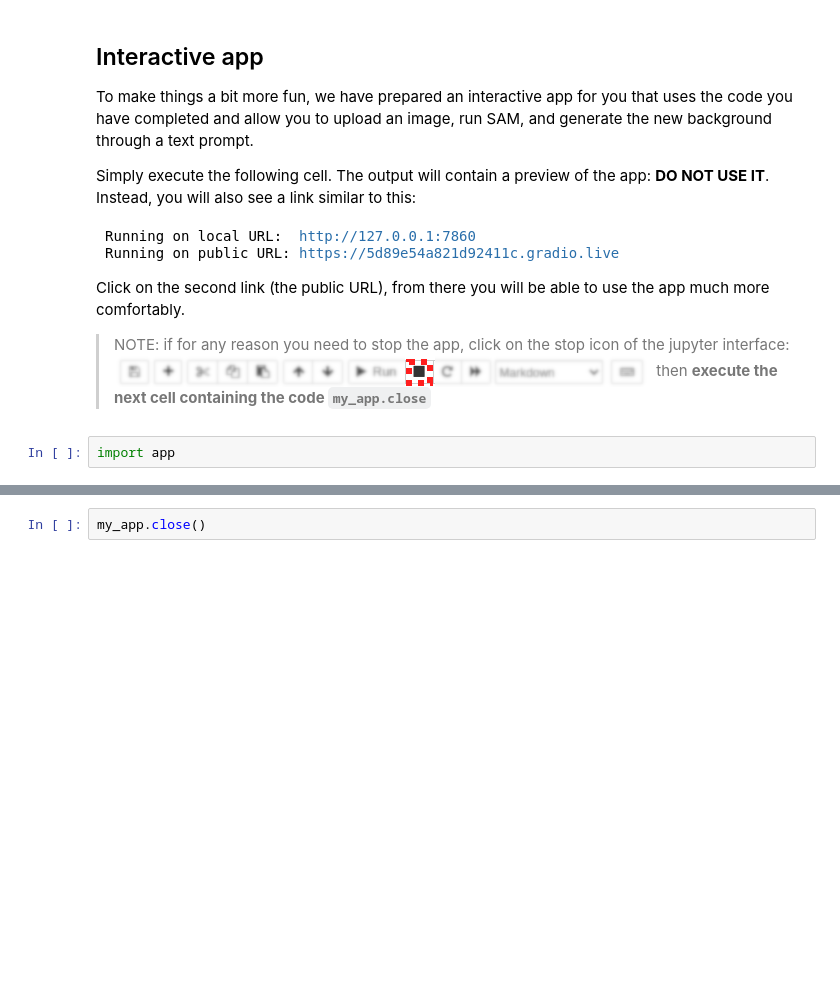
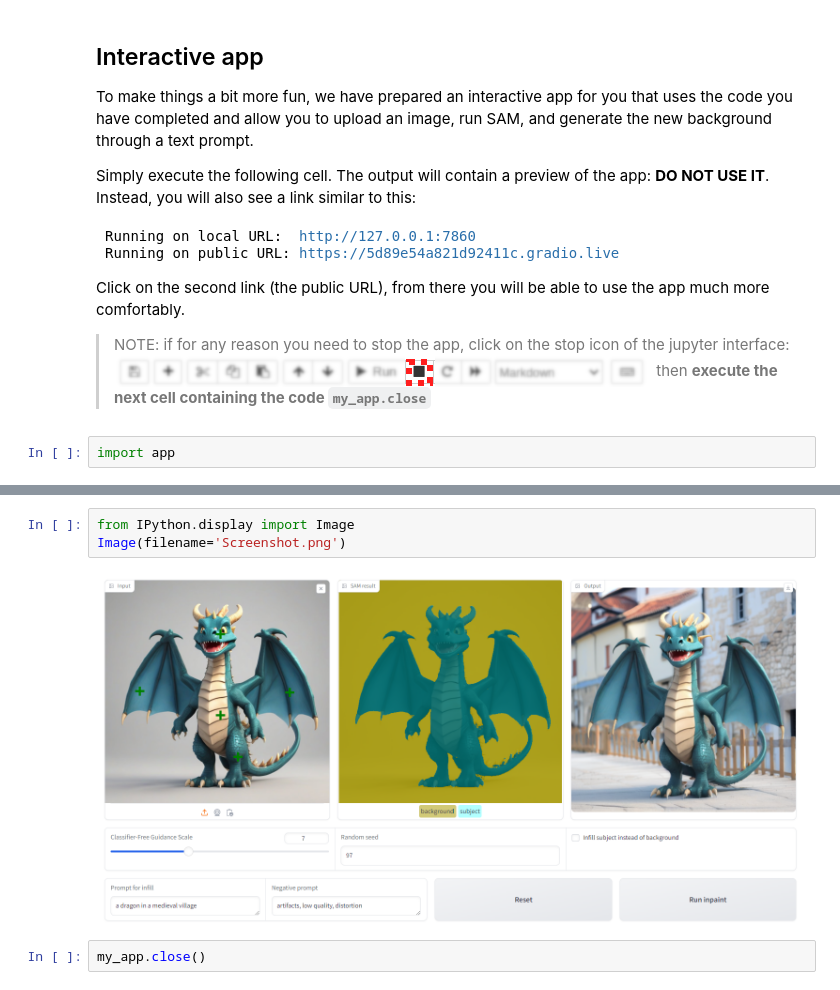
Before and after one commit to waterwheel31/generativeAI, a Jupyter notebook: Inpainting/AI_photoEditingWithInpainting.ipynb, the cells around one changed output, grey strips where cells are left out. Cells and saved outputs as stored; diff of their text form; blank space fills up the shorter version.

Commit message:
added a screenshot

```diff
--- a/Inpainting/AI_photoEditingWithInpainting.ipynb
+++ b/Inpainting/AI_photoEditingWithInpainting.ipynb
@@ -225,5 +225,10 @@ Traceback (most recent call last):
   File "/home/ubuntu/projects/udacity/generativeAI/generative3/app.py", line 69, in run
     raise gr.Error("No points provided. Click on the image to select the object to segment with SAM")
 gradio.exceptions.Error: 'No points provided. Click on the image to select the object to segment with SAM'
+# %%
+from IPython.display import Image
+Image(filename='Screenshot.png')
+# %% [output]
+[figure, added]
 # %%
 my_app.close()
```
